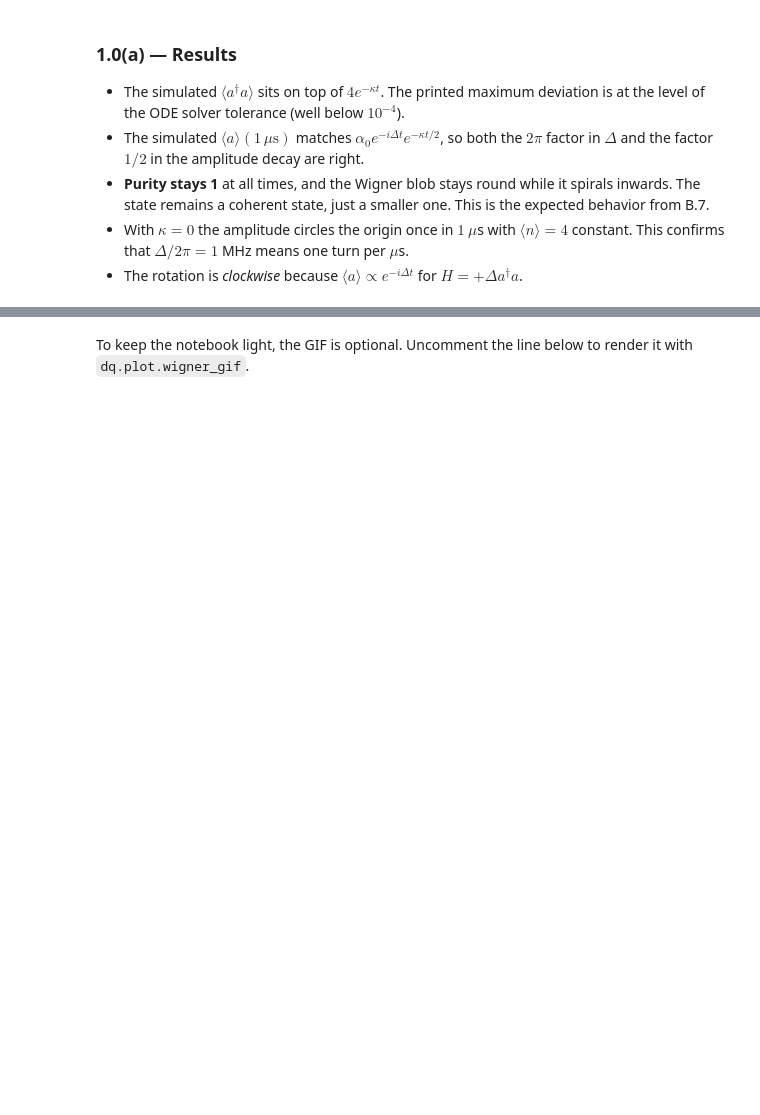
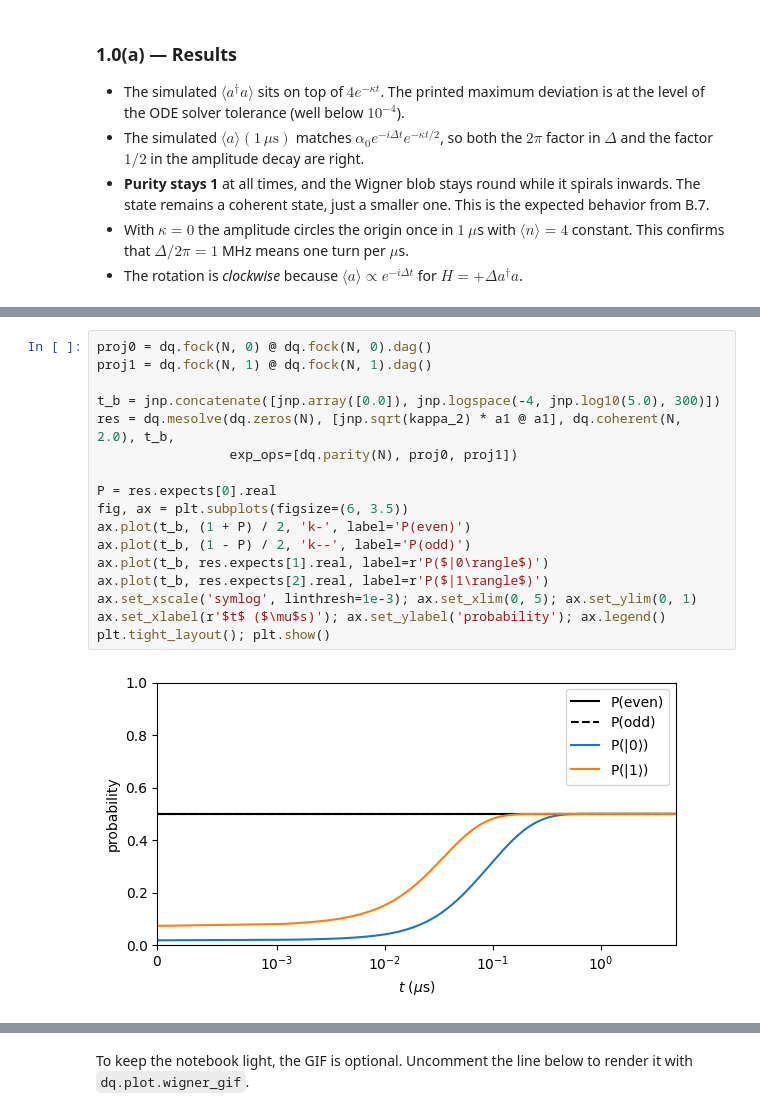
Before and after one commit to eykzhang/duquantum, a Jupyter notebook: task1.ipynb, the cells around one changed output, grey strips where cells are left out. Saved outputs shown, nothing was run; the diff lists cells and outputs as text; blank space fills up the shorter version.

```diff
--- a/task1.ipynb
+++ b/task1.ipynb
@@ -178,0 +202,19 @@ plt.tight_layout(); plt.show()
+# %%
+proj0 = dq.fock(N, 0) @ dq.fock(N, 0).dag()
+proj1 = dq.fock(N, 1) @ dq.fock(N, 1).dag()
+
+t_b = jnp.concatenate([jnp.array([0.0]), jnp.logspace(-4, jnp.log10(5.0), 300)])
+res = dq.mesolve(dq.zeros(N), [jnp.sqrt(kappa_2) * a1 @ a1], dq.coherent(N, 2.0), t_b,
+                 exp_ops=[dq.parity(N), proj0, proj1])
+
+P = res.expects[0].real
+fig, ax = plt.subplots(figsize=(6, 3.5))
+ax.plot(t_b, (1 + P) / 2, 'k-', label='P(even)')
+ax.plot(t_b, (1 - P) / 2, 'k--', label='P(odd)')
+ax.plot(t_b, res.expects[1].real, label=r'P($|0\rangle$)')
+ax.plot(t_b, res.expects[2].real, label=r'P($|1\rangle$)')
+ax.set_xscale('symlog', linthresh=1e-3); ax.set_xlim(0, 5); ax.set_ylim(0, 1)
+ax.set_xlabel(r'$t$ ($\mu$s)'); ax.set_ylabel('probability'); ax.legend()
+plt.tight_layout(); plt.show()
+# %% [output]
+[figure, added]
```
Also changed, not shown: parts of 20 cells of this notebook, 21 other files.
